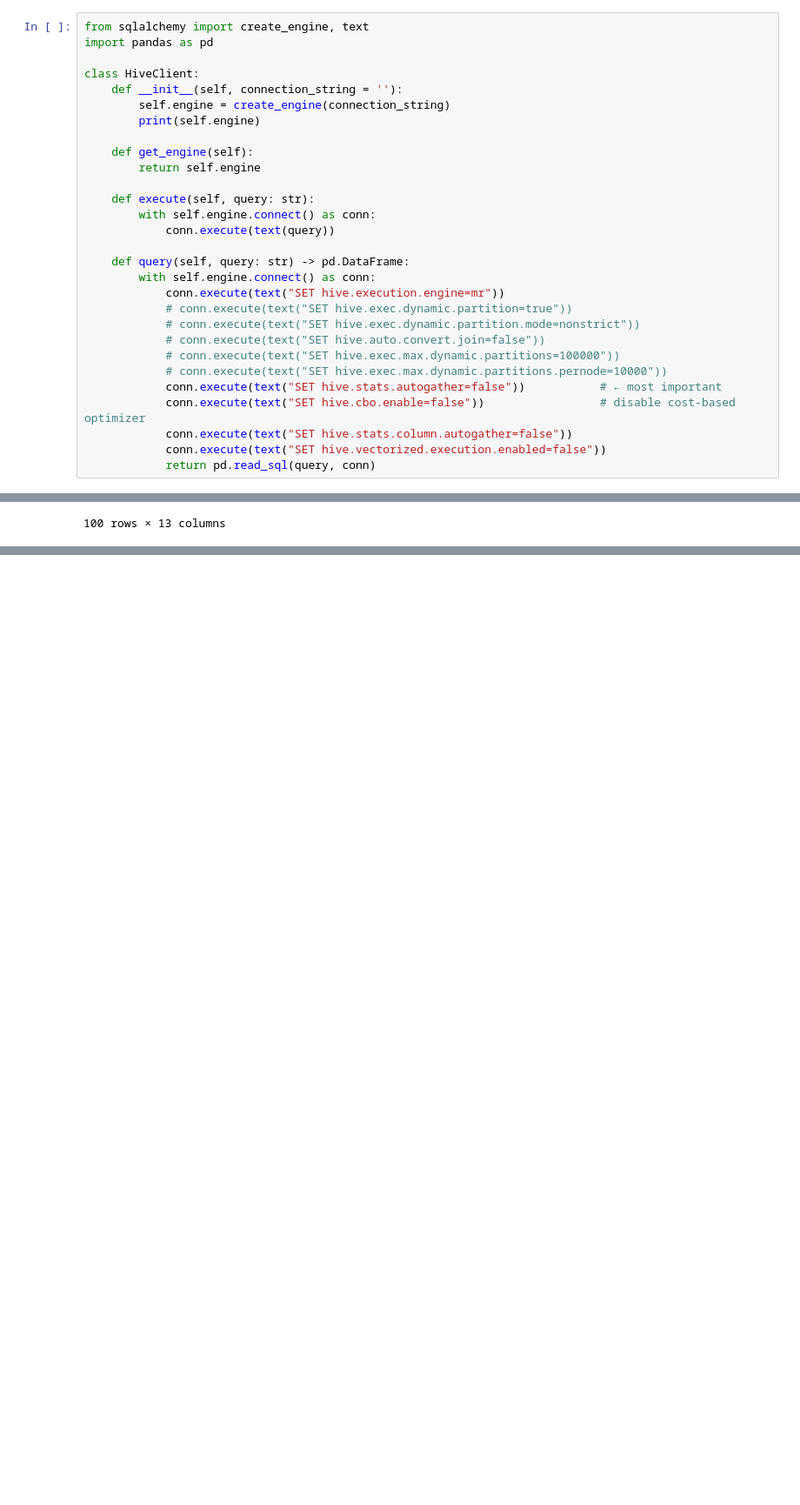
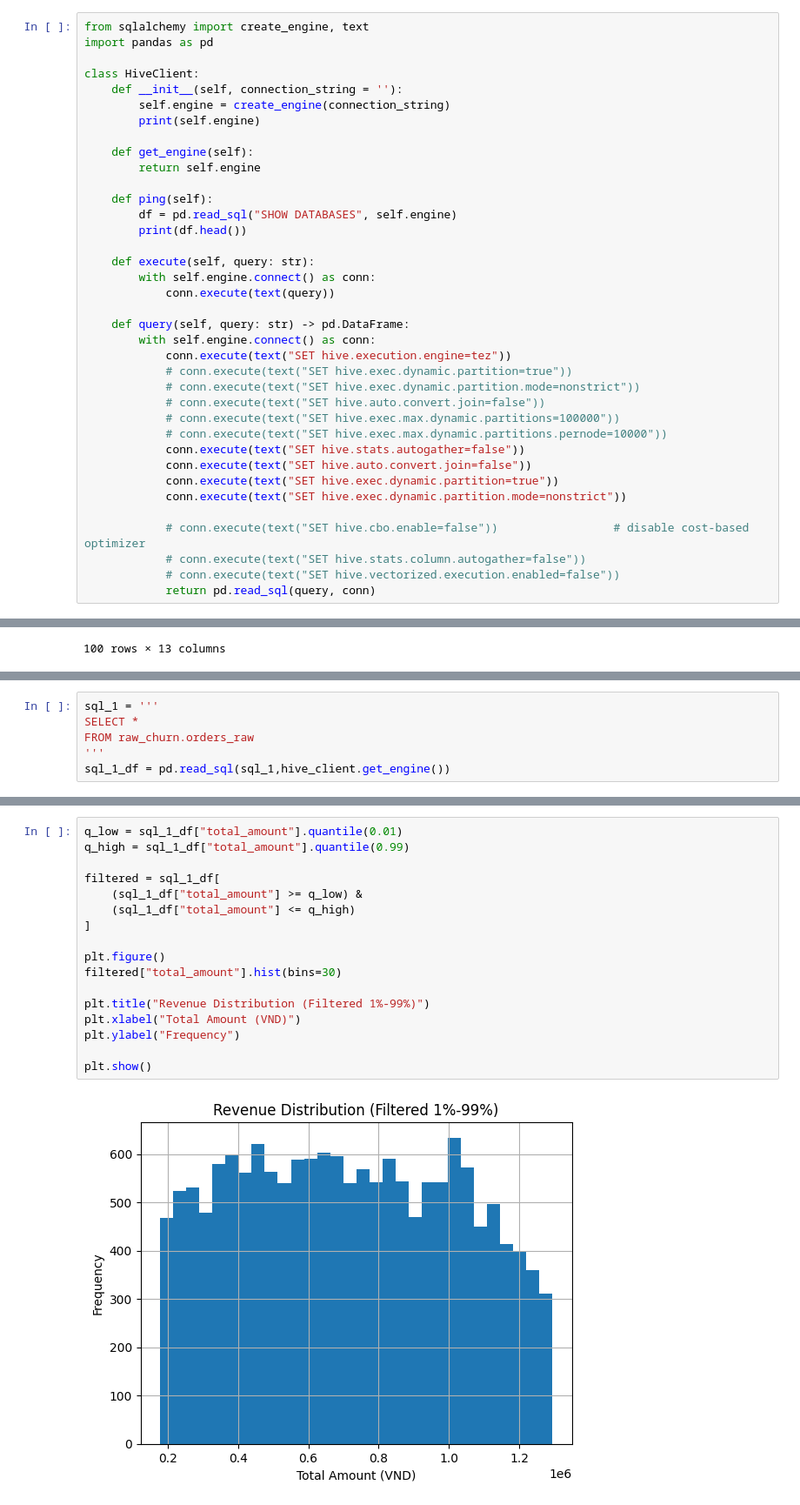
Before and after one commit to khaphan-github/data-engineering-bigdata-analysis, a Jupyter notebook: notebook/CHURN_HIVE_ETL.ipynb, the cells around one changed output, grey strips where cells are left out. Shown at 87% size. Drawn from its saved outputs; the diff is of its cells as text; blank space fills up the shorter version.

```diff
--- a/notebook/CHURN_HIVE_ETL.ipynb
+++ b/notebook/CHURN_HIVE_ETL.ipynb
@@ -39,22 +39,30 @@ class HiveClient:
     def get_engine(self):
         return self.engine
 
+    def ping(self):
+        df = pd.read_sql("SHOW DATABASES", self.engine)
+        print(df.head())
+
     def execute(self, query: str):
         with self.engine.connect() as conn:
             conn.execute(text(query))
 
     def query(self, query: str) -> pd.DataFrame:
         with self.engine.connect() as conn:
-            conn.execute(text("SET hive.execution.engine=mr"))
+            conn.execute(text("SET hive.execution.engine=tez"))
             # conn.execute(text("SET hive.exec.dynamic.partition=true"))
             # conn.execute(text("SET hive.exec.dynamic.partition.mode=nonstrict"))
             # conn.execute(text("SET hive.auto.convert.join=false"))
             # conn.execute(text("SET hive.exec.max.dynamic.partitions=100000"))
             # conn.execute(text("SET hive.exec.max.dynamic.partitions.pernode=10000"))
-            conn.execute(text("SET hive.stats.autogather=false"))           # ← most important
-            conn.execute(text("SET hive.cbo.enable=false"))                 # disable cost-based optimizer
-            conn.execute(text("SET hive.stats.column.autogather=false"))
-            conn.execute(text("SET hive.vectorized.execution.enabled=false"))
+            conn.execute(text("SET hive.stats.autogather=false"))
+            conn.execute(text("SET hive.auto.convert.join=false"))
+            conn.execute(text("SET hive.exec.dynamic.partition=true"))
+            conn.execute(text("SET hive.exec.dynamic.partition.mode=nonstrict"))
+
+            # conn.execute(text("SET hive.cbo.enable=false"))                 # disable cost-based optimizer
+            # conn.execute(text("SET hive.stats.column.autogather=false"))
+            # conn.execute(text("SET hive.vectorized.execution.enabled=false"))
             return pd.read_sql(query, conn)
 # %%
 hive_client = HiveClient('hive://root@dtwarehouse-hiveserver2:10000')
@@ -217,0 +157,6 @@ WITH latest_dt AS (
+# %%
+sql_1 = '''
+SELECT *
+FROM raw_churn.orders_raw
+'''
+sql_1_df = pd.read_sql(sql_1,hive_client.get_engine())
@@ -217,0 +197,19 @@ WITH latest_dt AS (
+# %%
+q_low = sql_1_df["total_amount"].quantile(0.01)
+q_high = sql_1_df["total_amount"].quantile(0.99)
+
+filtered = sql_1_df[
+    (sql_1_df["total_amount"] >= q_low) &
+    (sql_1_df["total_amount"] <= q_high)
+]
+
+plt.figure()
+filtered["total_amount"].hist(bins=30)
+
+plt.title("Revenue Distribution (Filtered 1%-99%)")
+plt.xlabel("Total Amount (VND)")
+plt.ylabel("Frequency")
+
+plt.show()
+# %% [output]
+[figure, added]
```
Also changed, not shown: parts of 8 cells of this notebook, 3 other files.
